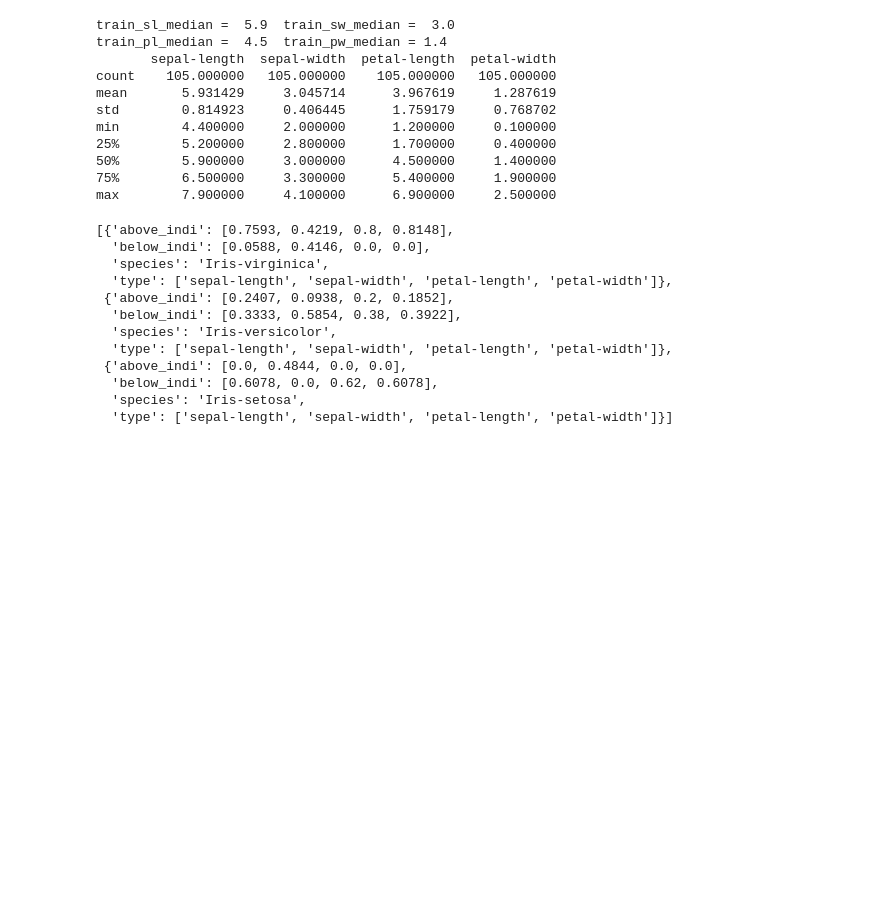
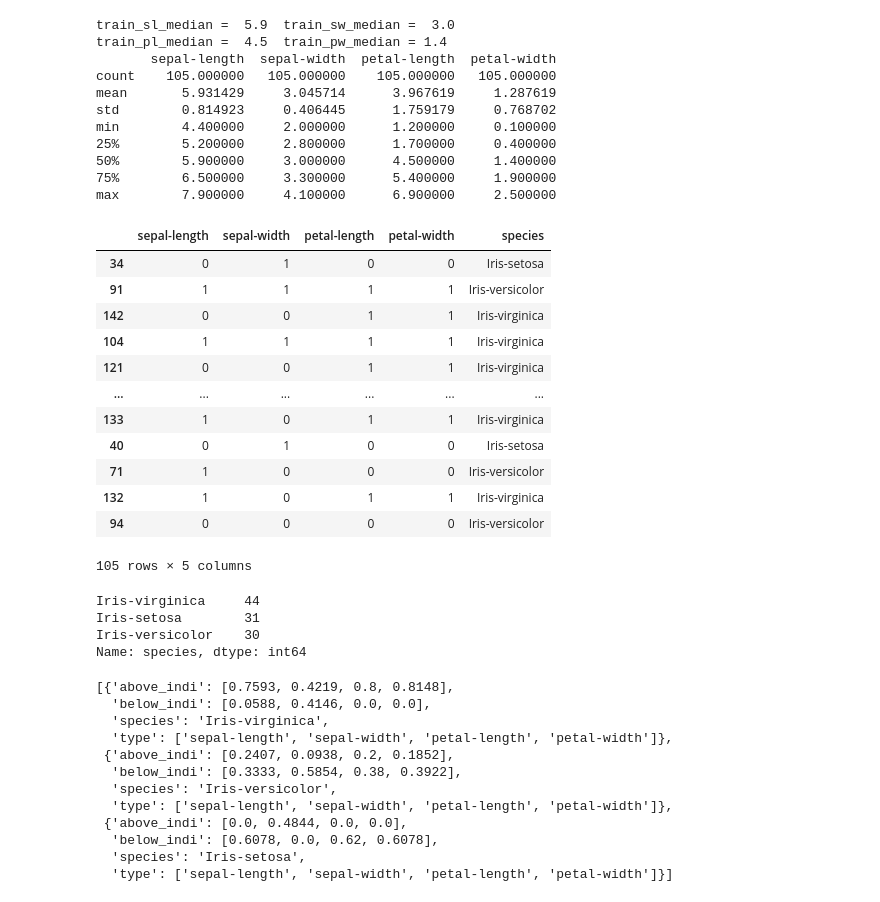
Before and after one commit to sysphcd/PythonProgrammingforData, a Jupyter notebook: Projects/15_2_Decision_Tree_coded_model_REFACTORY.ipynb, the cells around one changed output. Cells and saved outputs as stored; diff of their text form; code cells hidden in the pictures; blank space fills up the shorter version.

```diff
--- a/Projects/15_2_Decision_Tree_coded_model_REFACTORY.ipynb
+++ b/Projects/15_2_Decision_Tree_coded_model_REFACTORY.ipynb
@@ -550,6 +543,7 @@ train_pw_median = cal_median(train, 'petal-width')
 print('train_sl_median = ', train_sl_median, ' train_sw_median = ', train_sw_median)
 print('train_pl_median = ', train_pl_median, ' train_pw_median =', train_pw_median)
 print(train.describe())
+encodedtrain_median_indicators = [train_sl_median, train_sw_median, train_pl_median, train_pw_median]
 # %% [output]
 train_sl_median =  5.9  train_sw_median =  3.0
 train_pl_median =  4.5  train_pw_median = 1.4
@@ -573,3 +559,26 @@ encodedmedian_train['petal-width'] = encodedmedian_train.apply(encode, axis=1, k
+# %%
+encodedmedian_train = train.copy()  # Make a new copy of train dataset for encoding
+encodedmedian_train = generate_encoded_df(encodedmedian_train, encodedtrain_median_indicators) # Encode all values for each column comparing with mean indicator
+display(encodedmedian_train)
+print(encodedmedian_train['species'].value_counts()) # Find out the number of rows of each species in train dataset
+# %% [output]
+|  | sepal-length | sepal-width | petal-length | petal-width | species |
+| 34 | 0 | 1 | 0 | 0 | Iris-setosa |
+| 91 | 1 | 1 | 1 | 1 | Iris-versicolor |
+| 142 | 0 | 0 | 1 | 1 | Iris-virginica |
+| 104 | 1 | 1 | 1 | 1 | Iris-virginica |
+| 121 | 0 | 0 | 1 | 1 | Iris-virginica |
+| ... | ... | ... | ... | ... | ... |
+| 133 | 1 | 0 | 1 | 1 | Iris-virginica |
+| 40 | 0 | 1 | 0 | 0 | Iris-setosa |
+| 71 | 1 | 0 | 0 | 0 | Iris-versicolor |
+| 132 | 1 | 0 | 1 | 1 | Iris-virginica |
+| 94 | 0 | 0 | 0 | 0 | Iris-versicolor |
+105 rows × 5 columns
+Iris-virginica     44
+Iris-setosa        31
+Iris-versicolor    30
+Name: species, dtype: int64
 # %%
 encodedmedian_train_propotion_list = generate_propotion_list(encodedmedian_train, 'median')
 display(encodedmedian_train_propotion_list)
```
Also changed, not shown: parts of 25 cells of this notebook.
